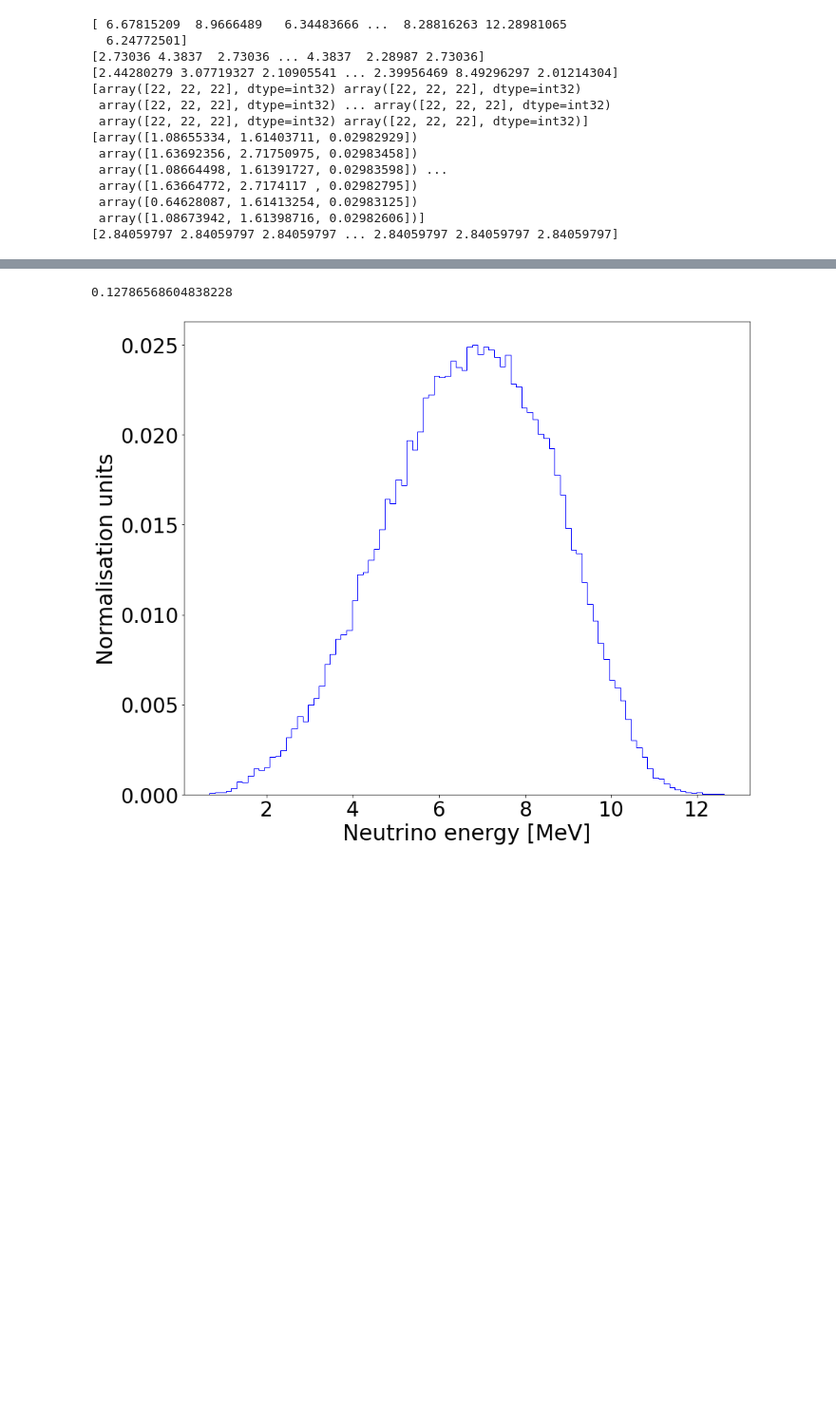
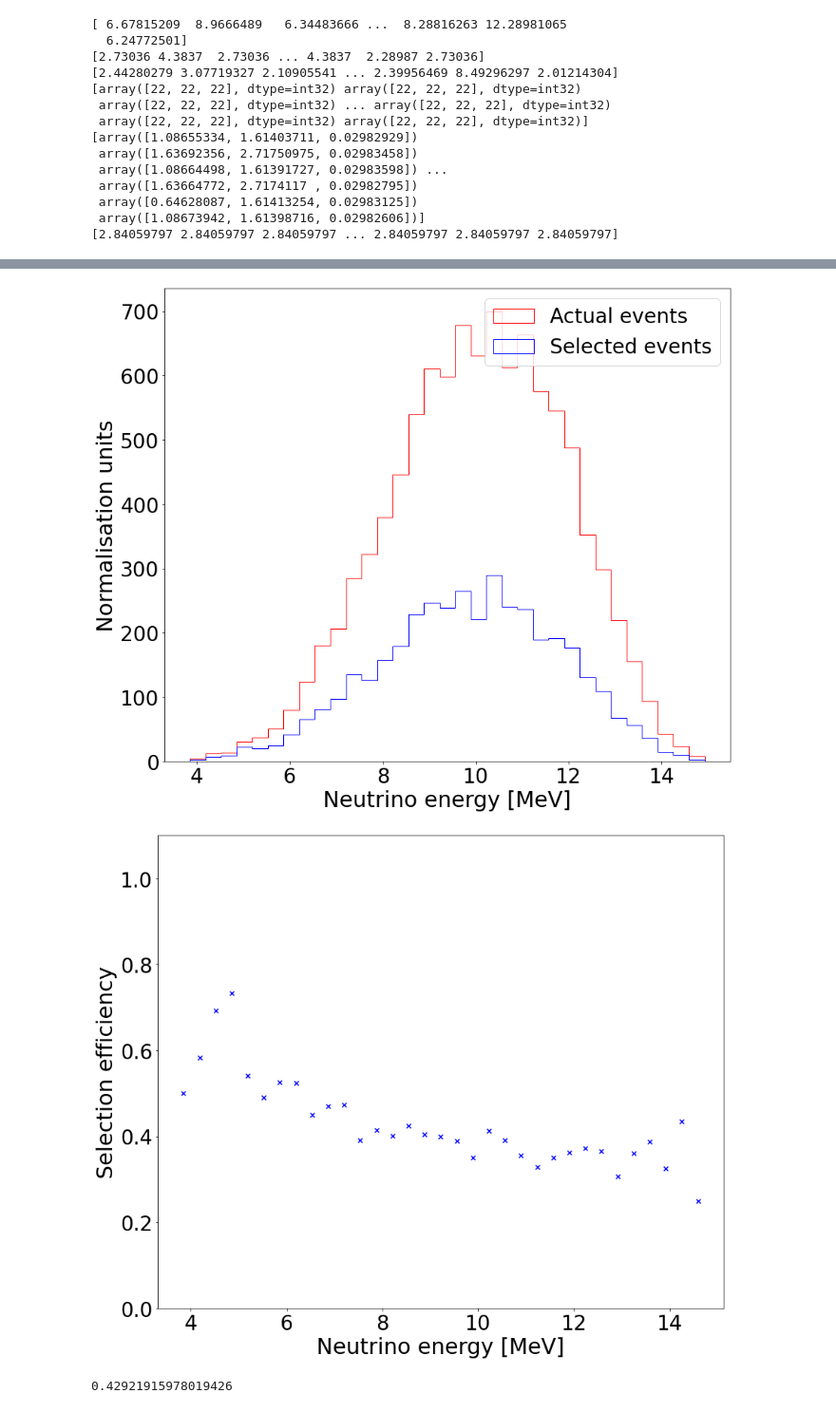
Before and after one commit to nlane314/soLAr-sens, a Jupyter notebook: notebooks/marleyana.ipynb, the cells around one changed output, grey strips where cells are left out. Shown at 95% size. Saved outputs shown, nothing was run; the diff lists cells and outputs as text; code cells hidden in the pictures; blank space fills up the shorter version.

```diff
--- a/notebooks/marleyana.ipynb
+++ b/notebooks/marleyana.ipynb
@@ -133,31 +131,58 @@ print(np.mean(xsec))
 # %%
+numevents = 10000
+data = np.concatenate([Ep[0:numevents]])
 
-data = np.concatenate([Ep[0:10000]])
-
-prompt = np.array([])
+#prompt = np.array([])
+selecEv = np.array([])
 
 i = 0
 for array in data:
 
     if any(1.6 < x < 1.616 for x in array):
-        prompt = np.append(prompt, KEl[i] + (np.sum(array)-1.614-0.03))
+        #prompt = np.append(prompt, KEl[i] + (np.sum(array)-1.614-0.03))
+        selecEv = np.append(selecEv, Ev[i])
 
     i += 1
 
 plt.figure(figsize=(14,12))
 
-data = [prompt]
-rates = [1]
+data = [selecEv, Ev[0:numevents]]
+labels = ['Selected events', 'Actual events']
 
-n, bins, patches = plt.hist(data, weights=hist_weights(rates,data), histtype='step', color='blue', bins=optim_bins(data), alpha=1)
+n, bins, patches = plt.hist(data, histtype='step', color=['blue', 'red'], label=labels, bins=optim_bins(data), alpha=1)
 
 plt.xlabel('Neutrino energy [MeV]',fontsize=30)
 plt.xticks(fontsize=28)
 plt.ylabel('Normalisation units',fontsize=30)
 plt.yticks(fontsize=28)
 #plt.yscale('log')
 
+plt.legend(fontsize=28)
+
 plt.show()
+
+#################################
+
+plt.figure(figsize=(14,12))
+
+seleceff = n[0]/n[1]
+
+plt.scatter(bins[0:len(seleceff)], seleceff, color="blue", marker='x')
+
+plt.xlabel('Neutrino energy [MeV]',fontsize=30)
+plt.xticks(fontsize=28)
+plt.ylabel('Selection efficiency',fontsize=30)
+plt.yticks(fontsize=28)
+#plt.yscale('log')
+
+plt.ylim(0,1.1)
+#plt.legend(fontsize=28)
+
+plt.show()
+
+
+print(np.mean(seleceff))
 # %% [output]
+[figure, new version]
+[figure, added]
-0.12786568604838228
+0.42921915978019426
-[figure, old version]
```
Also changed, not shown: parts of 1 cell of this notebook.
